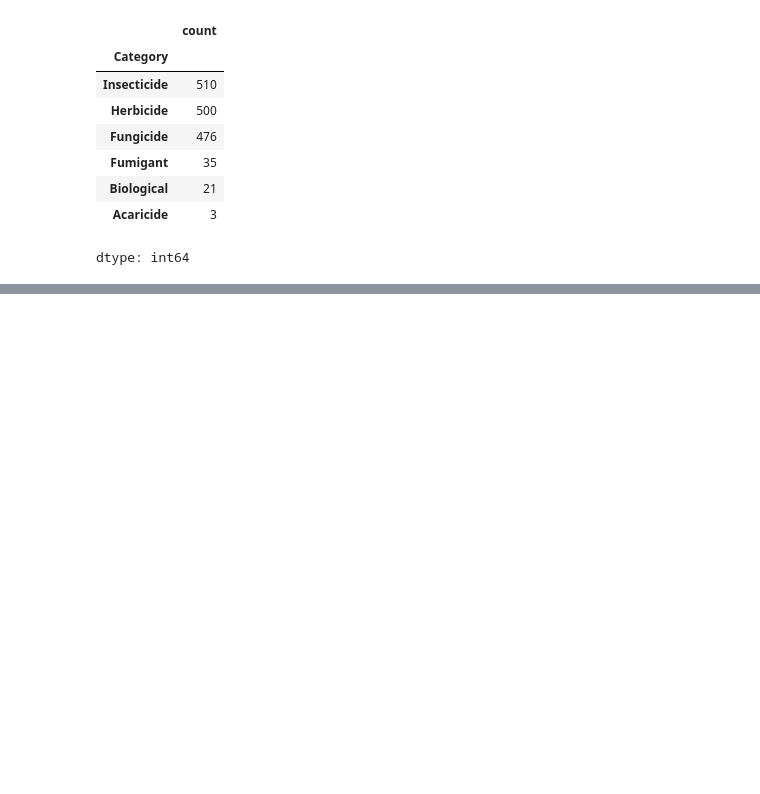
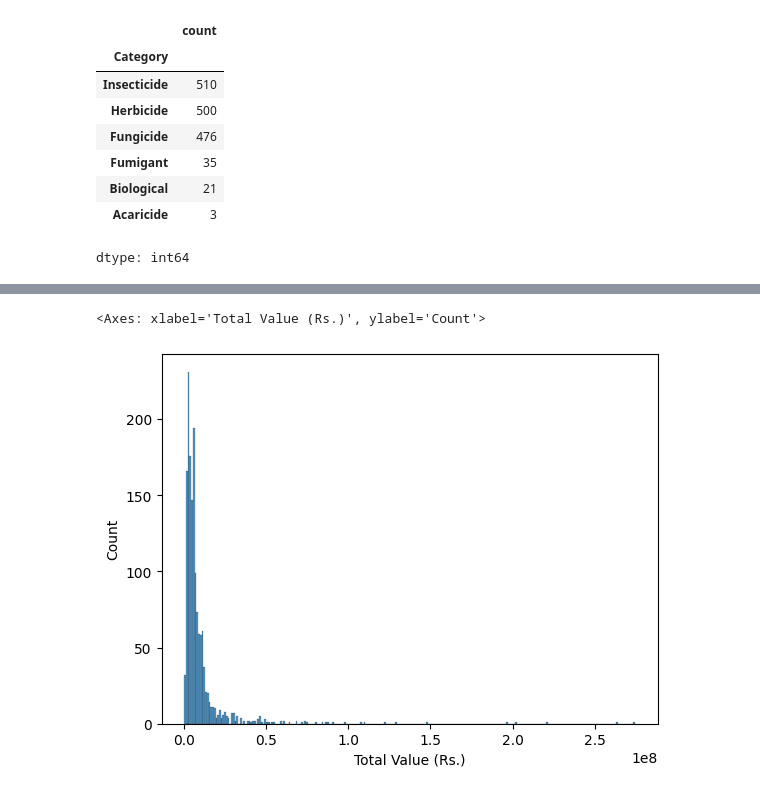
Before and after one commit to Alishba01234/PAI_PROJECT, a Jupyter notebook: PAI.ipynb, the cells around one changed output, grey strips where cells are left out. Drawn from its saved outputs; the diff is of its cells as text; code cells hidden in the pictures; blank space fills up the shorter version.

```diff
--- a/PAI.ipynb
+++ b/PAI.ipynb
@@ -289,0 +464,11 @@ dtype: int64
+# %%
+origin_dict = {
+    'Malysia': 'Malaysia',
+    'England': 'UK',
+    'Korea': 'South Korea',
+    'Ausrtia': 'Austria',
+    'Austalia': 'Australia',
+}
+
+df['Origin'].replace(origin_dict, inplace=True)
+df['Origin'].value_counts()
@@ -289,0 +518,8 @@ dtype: int64
+# %%
+psi_dict = {
+    'BALTIC Control': 'BALTIC',
+    'Baltic': 'BALTIC',
+}
+
+df['PSI'].replace(psi_dict, inplace=True)
+df['PSI'].value_counts()
@@ -290,2 +545,20 @@ dtype: int64
+# %%
+from sklearn.preprocessing import LabelEncoder
+
+cols_to_encode = ['Firm Name', 'Brand Name', 'Type', 'Origin', 'PSI', 'Category']
+encoders = {}
+
+for col in cols_to_encode:
+    le = LabelEncoder()
+    df[col] = le.fit_transform(df[col])
+    encoders[col] = le
+
+# Inverse transform later if needed
+# df['Brand Name'] = encoders['Brand Name'].inverse_transform(df['Brand Name'])
+# %%
+sns.histplot(df['Total Value (Rs.)'], cbar=False)
+# %% [output]
+<Axes: xlabel='Total Value (Rs.)', ylabel='Count'>
+[figure, added]
 # %%
 df.head()
```
Also changed, not shown: parts of 18 cells of this notebook.
